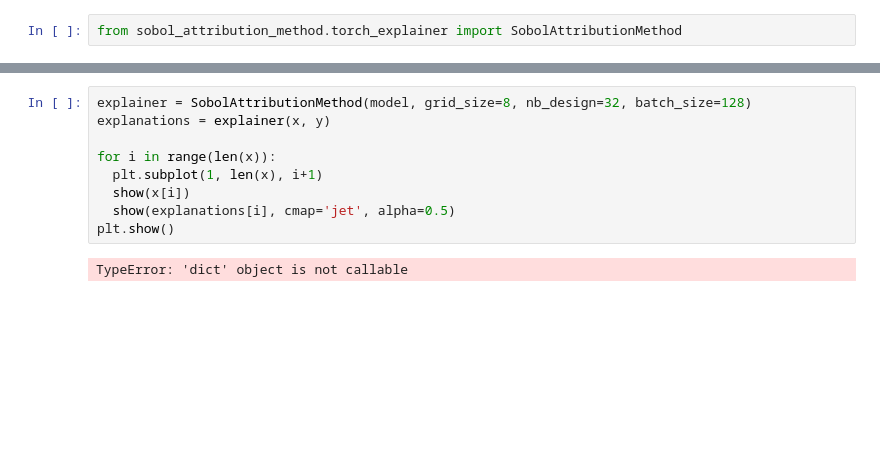
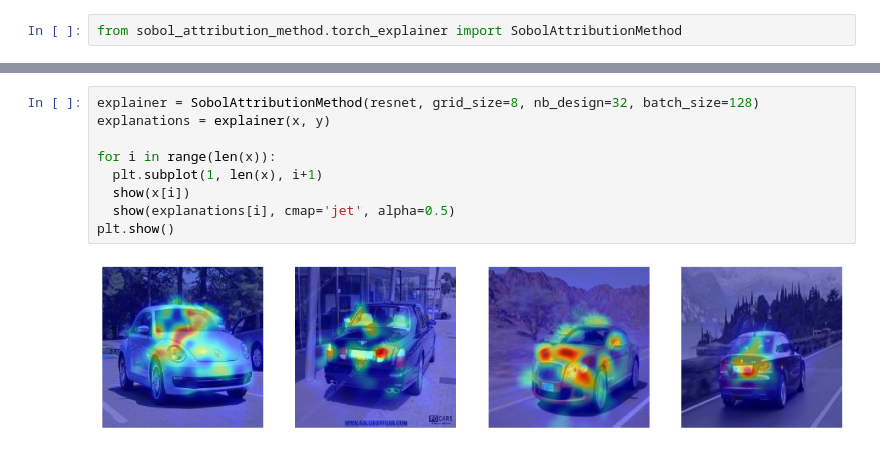
Before and after one commit to nuhaq/car-classification, a Jupyter notebook: classifier.ipynb, the cells around one changed output, grey strips where cells are left out. Cells and saved outputs as stored; diff of their text form; blank space fills up the shorter version.

```diff
--- a/classifier.ipynb
+++ b/classifier.ipynb
@@ -194,11 +272,11 @@ model = torch.load('model_best_checkpoint.pth.tar')
 # %%
-explainer = SobolAttributionMethod(model, grid_size=8, nb_design=32, batch_size=128)
+explainer = SobolAttributionMethod(resnet, grid_size=8, nb_design=32, batch_size=128)
 explanations = explainer(x, y)
 
 for i in range(len(x)):
   plt.subplot(1, len(x), i+1)
   show(x[i])
   show(explanations[i], cmap='jet', alpha=0.5)
 plt.show()
 # %% [output]
-TypeError: 'dict' object is not callable
+[figure, added]
```
Also changed, not shown: parts of 9 cells of this notebook, 42 other files.
